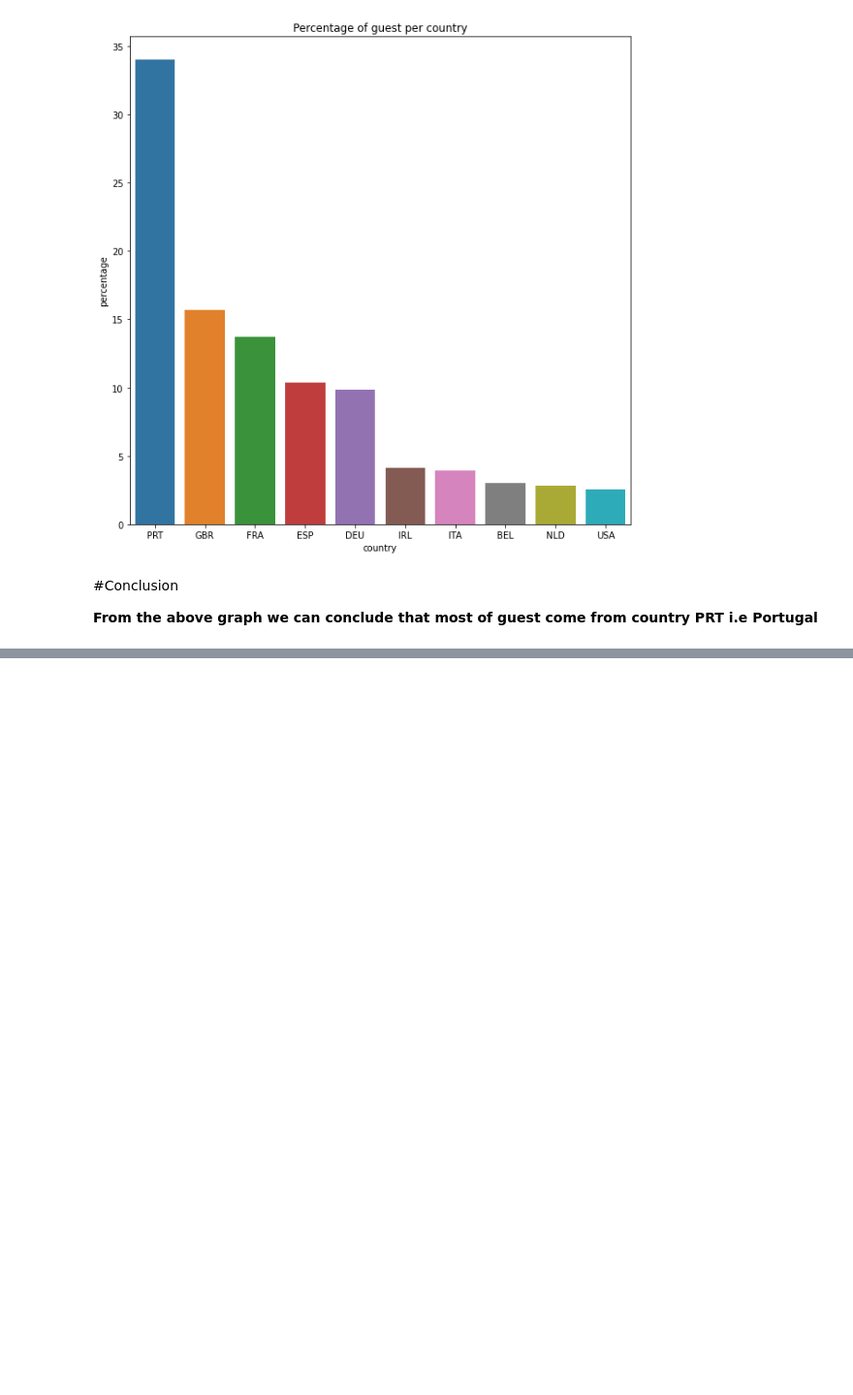
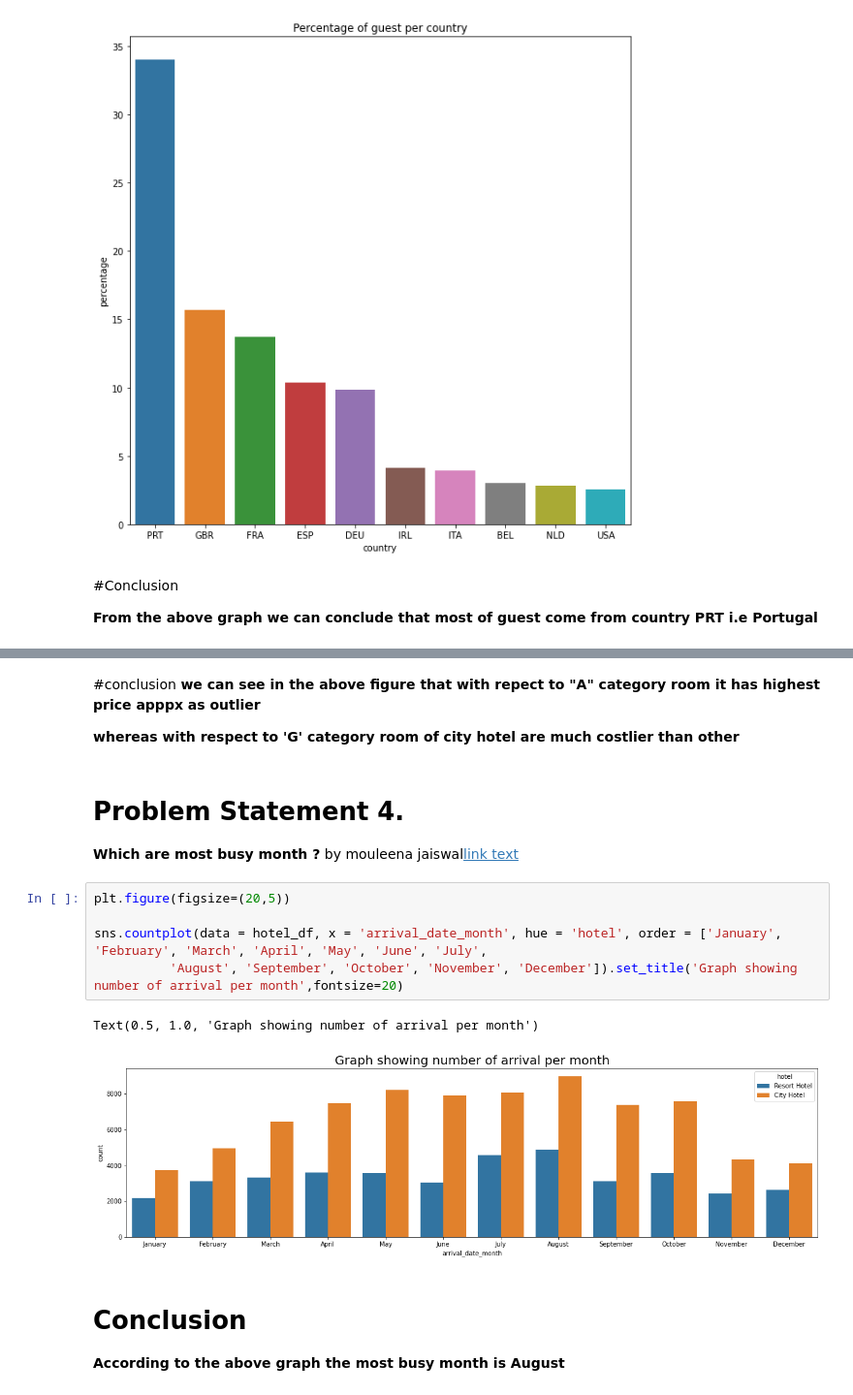
Before and after one commit to Aaryant31/Hotel-Booking-Analysis, a Jupyter notebook: Rahul_kr_Soni__Hotel_Booking_Analysis_Capstone_Project.ipynb, the cells around one changed output, grey strips where cells are left out. Shown: that part at 97% size. Saved outputs shown, nothing was run; the diff lists cells and outputs as text; blank space fills up the shorter version.

```diff
--- a/Rahul_kr_Soni__Hotel_Booking_Analysis_Capstone_Project.ipynb
+++ b/Rahul_kr_Soni__Hotel_Booking_Analysis_Capstone_Project.ipynb
@@ -262,0 +294,22 @@ a = sns.barplot(x="country", y="percentage", data=top_10_countries).set(title='P
+# %% [markdown]
+#conclusion
+**we can see in the above figure that with repect to "A" category room it has highest price apppx as outlier**
+
+**whereas with respect to  'G' category room of city hotel are much costlier than other**
+# %% [markdown]
+# Problem Statement 4.
+
+**Which are most busy month ?**
+              by mouleena jaiswal[link text](https://)
+# %%
+plt.figure(figsize=(20,5))
+
+sns.countplot(data = hotel_df, x = 'arrival_date_month', hue = 'hotel', order = ['January', 'February', 'March', 'April', 'May', 'June', 'July',
+          'August', 'September', 'October', 'November', 'December']).set_title('Graph showing number of arrival per month',fontsize=20)
+# %% [output]
+Text(0.5, 1.0, 'Graph showing number of arrival per month')
+[figure, added]
+# %% [markdown]
+# Conclusion
+
+**According to the above graph the most busy month is August**
```
Also changed, not shown: parts of 10 cells of this notebook.
